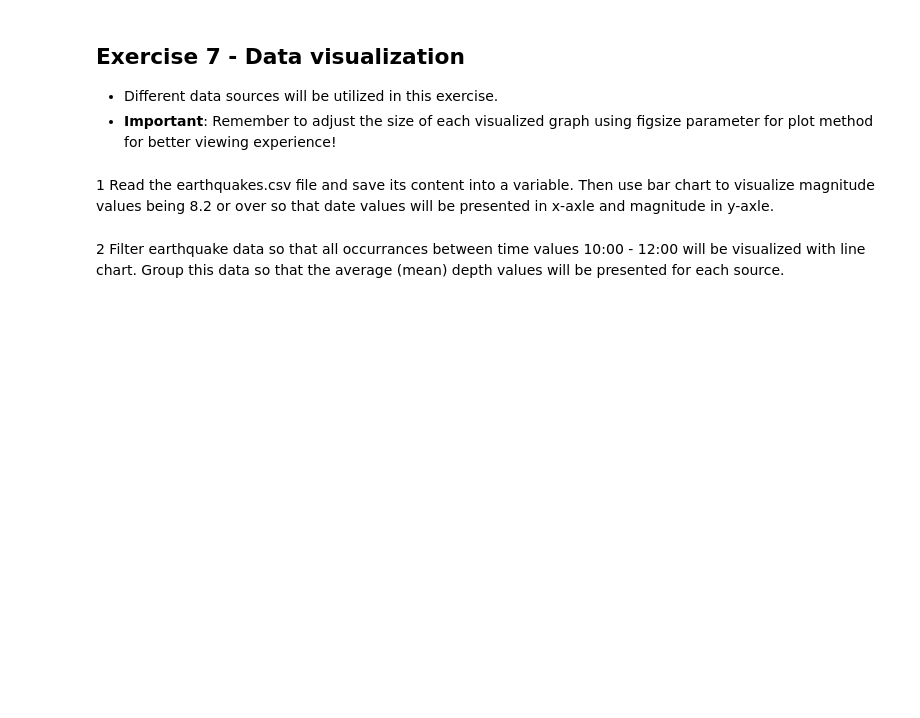
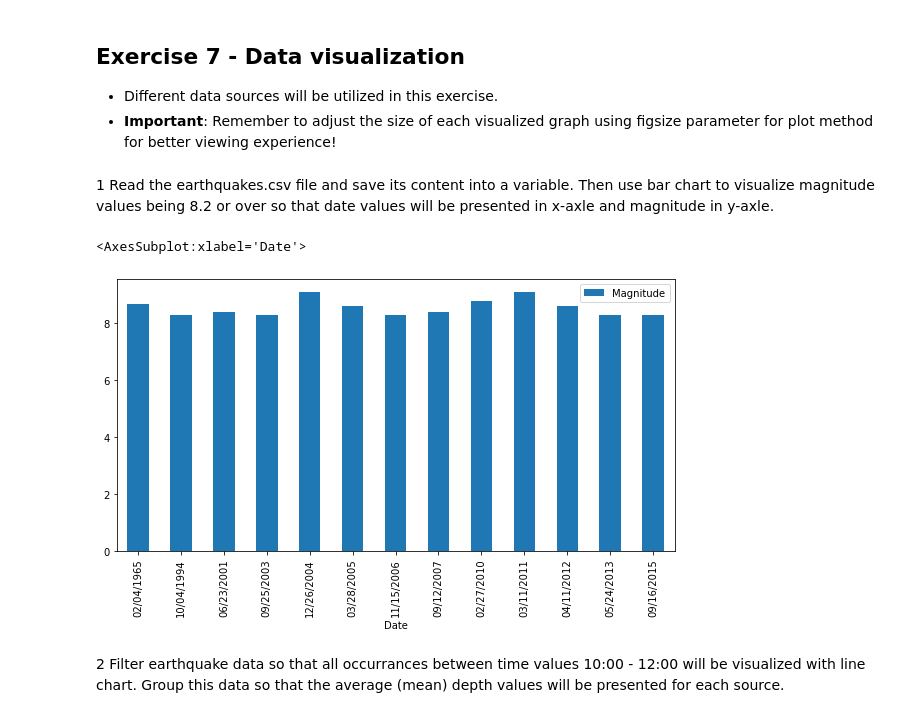
Before and after one commit to Seppalee/Data-analytics-and-Artificial-Intelligence, a Jupyter notebook: Exercises/ex07-data-visualization.ipynb, the cells around one changed output. Cells and saved outputs as stored; diff of their text form; code cells hidden in the pictures; blank space fills up the shorter version.

Commit message:
Numpy ja datan visualisointi

```diff
--- a/Exercises/ex07-data-visualization.ipynb
+++ b/Exercises/ex07-data-visualization.ipynb
@@ -5,4 +8,12 @@
 # %% [markdown]
 1 Read the earthquakes.csv file and save its content into a variable. Then use bar chart to visualize magnitude values being 8.2 or over so that date values will be presented in x-axle and magnitude in y-axle.
+# %%
+eq_data = pd.read_csv("data_files/earthquakes.csv")
+eq_data1 = eq_data.drop(eq_data[eq_data.Magnitude <= 8.2].index)
+
+eq_data1.plot(kind="bar", x="Date", y="Magnitude", figsize=(10,5))
+# %% [output]
+<AxesSubplot:xlabel='Date'>
+[figure, added]
 # %% [markdown]
 2 Filter earthquake data so that all occurrances between time values 10:00 - 12:00 will be visualized with line chart. Group this data so that the average (mean) depth values will be presented for each source.
```
Also changed, not shown: parts of 5 cells of this notebook, 1 other file.
